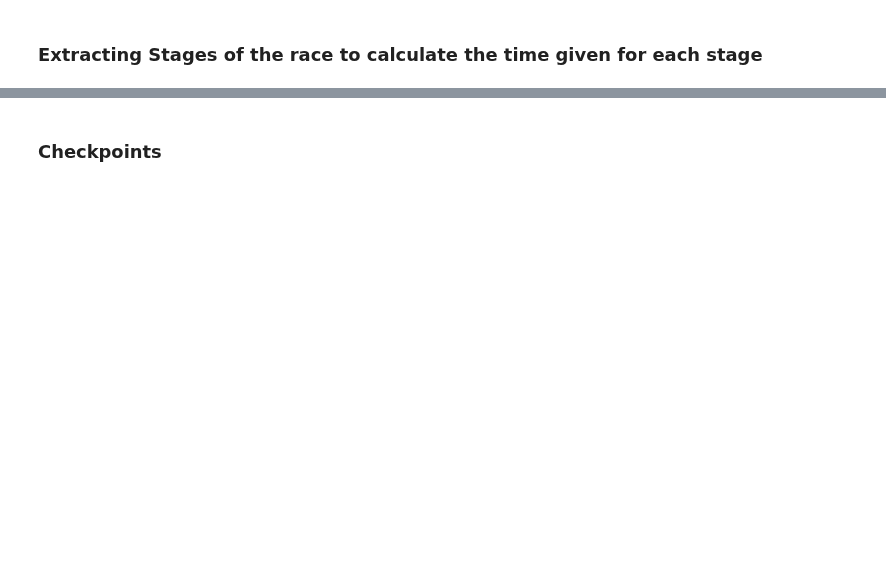
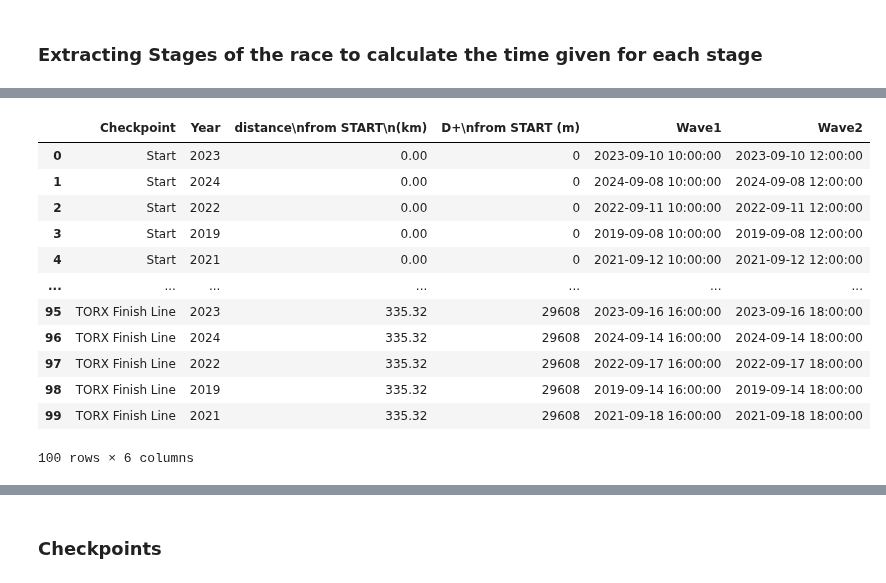
Before and after one commit to kjonina/TORX, a Jupyter notebook: Stage 4 - TOR330 Cut Offs Dataset.ipynb, the cells around one changed output, grey strips where cells are left out. Saved outputs shown, nothing was run; the diff lists cells and outputs as text; code cells hidden in the pictures; blank space fills up the shorter version.

```diff
--- a/Stage 4 - TOR330 Cut Offs Dataset.ipynb
+++ b/Stage 4 - TOR330 Cut Offs Dataset.ipynb
@@ -448,0 +395,16 @@ stages_cut_offs_df
+# %%
+cutoffs_df
+# %% [output]
+|  | Checkpoint | Year | distance\nfrom START\n(km) | D+\nfrom START (m) | Wave1 | Wave2 |
+| 0 | Start | 2023 | 0.00 | 0 | 2023-09-10 10:00:00 | 2023-09-10 12:00:00 |
+| 1 | Start | 2024 | 0.00 | 0 | 2024-09-08 10:00:00 | 2024-09-08 12:00:00 |
+| 2 | Start | 2022 | 0.00 | 0 | 2022-09-11 10:00:00 | 2022-09-11 12:00:00 |
+| 3 | Start | 2019 | 0.00 | 0 | 2019-09-08 10:00:00 | 2019-09-08 12:00:00 |
+| 4 | Start | 2021 | 0.00 | 0 | 2021-09-12 10:00:00 | 2021-09-12 12:00:00 |
+| ... | ... | ... | ... | ... | ... | ... |
+| 95 | TORX Finish Line | 2023 | 335.32 | 29608 | 2023-09-16 16:00:00 | 2023-09-16 18:00:00 |
+| 96 | TORX Finish Line | 2024 | 335.32 | 29608 | 2024-09-14 16:00:00 | 2024-09-14 18:00:00 |
+| 97 | TORX Finish Line | 2022 | 335.32 | 29608 | 2022-09-17 16:00:00 | 2022-09-17 18:00:00 |
+| 98 | TORX Finish Line | 2019 | 335.32 | 29608 | 2019-09-14 16:00:00 | 2019-09-14 18:00:00 |
+| 99 | TORX Finish Line | 2021 | 335.32 | 29608 | 2021-09-18 16:00:00 | 2021-09-18 18:00:00 |
+100 rows × 6 columns
```
Also changed, not shown: parts of 13 cells of this notebook, 8 other files.
